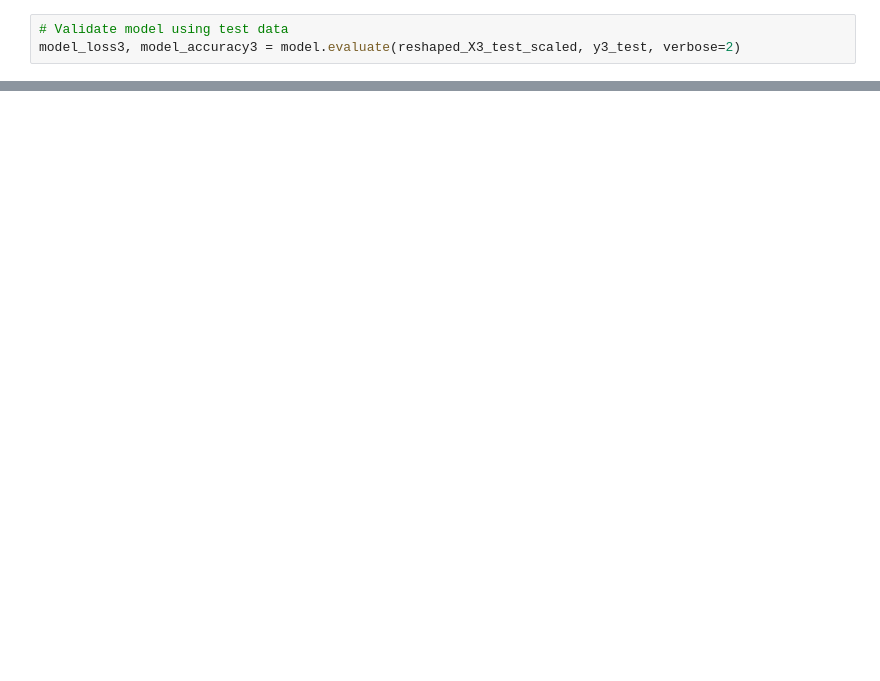
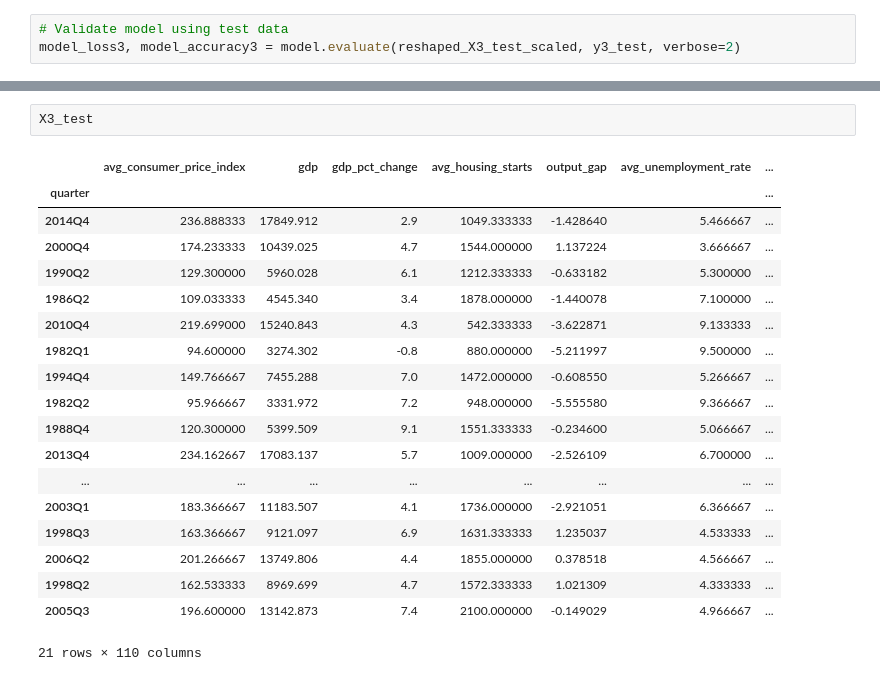
Before and after one commit to lorijta92/machine-learning-predicting-recessions, a Jupyter notebook: notebooks/RNN_LSTM.ipynb, the cells around one changed output, grey strips where cells are left out. Saved outputs shown, nothing was run; the diff lists cells and outputs as text; blank space fills up the shorter version.

```diff
--- a/notebooks/RNN_LSTM.ipynb
+++ b/notebooks/RNN_LSTM.ipynb
@@ -168,0 +315,22 @@ predictions3
+# %%
+X3_test
+# %% [output]
+|  | avg_consumer_price_index | gdp | gdp_pct_change | avg_housing_starts | output_gap | avg_unemployment_rate | ... |
+| quarter |  |  |  |  |  |  | ... |
+| 2014Q4 | 236.888333 | 17849.912 | 2.9 | 1049.333333 | -1.428640 | 5.466667 | ... |
+| 2000Q4 | 174.233333 | 10439.025 | 4.7 | 1544.000000 | 1.137224 | 3.666667 | ... |
+| 1990Q2 | 129.300000 | 5960.028 | 6.1 | 1212.333333 | -0.633182 | 5.300000 | ... |
+| 1986Q2 | 109.033333 | 4545.340 | 3.4 | 1878.000000 | -1.440078 | 7.100000 | ... |
+| 2010Q4 | 219.699000 | 15240.843 | 4.3 | 542.333333 | -3.622871 | 9.133333 | ... |
+| 1982Q1 | 94.600000 | 3274.302 | -0.8 | 880.000000 | -5.211997 | 9.500000 | ... |
+| 1994Q4 | 149.766667 | 7455.288 | 7.0 | 1472.000000 | -0.608550 | 5.266667 | ... |
+| 1982Q2 | 95.966667 | 3331.972 | 7.2 | 948.000000 | -5.555580 | 9.366667 | ... |
+| 1988Q4 | 120.300000 | 5399.509 | 9.1 | 1551.333333 | -0.234600 | 5.066667 | ... |
+| 2013Q4 | 234.162667 | 17083.137 | 5.7 | 1009.000000 | -2.526109 | 6.700000 | ... |
+| ... | ... | ... | ... | ... | ... | ... | ... |
+| 2003Q1 | 183.366667 | 11183.507 | 4.1 | 1736.000000 | -2.921051 | 6.366667 | ... |
+| 1998Q3 | 163.366667 | 9121.097 | 6.9 | 1631.333333 | 1.235037 | 4.533333 | ... |
+| 2006Q2 | 201.266667 | 13749.806 | 4.4 | 1855.000000 | 0.378518 | 4.566667 | ... |
+| 1998Q2 | 162.533333 | 8969.699 | 4.7 | 1572.333333 | 1.021309 | 4.333333 | ... |
+| 2005Q3 | 196.600000 | 13142.873 | 7.4 | 2100.000000 | -0.149029 | 4.966667 | ... |
+21 rows × 110 columns
```
Also changed, not shown: parts of 23 cells of this notebook, 1 other file.
